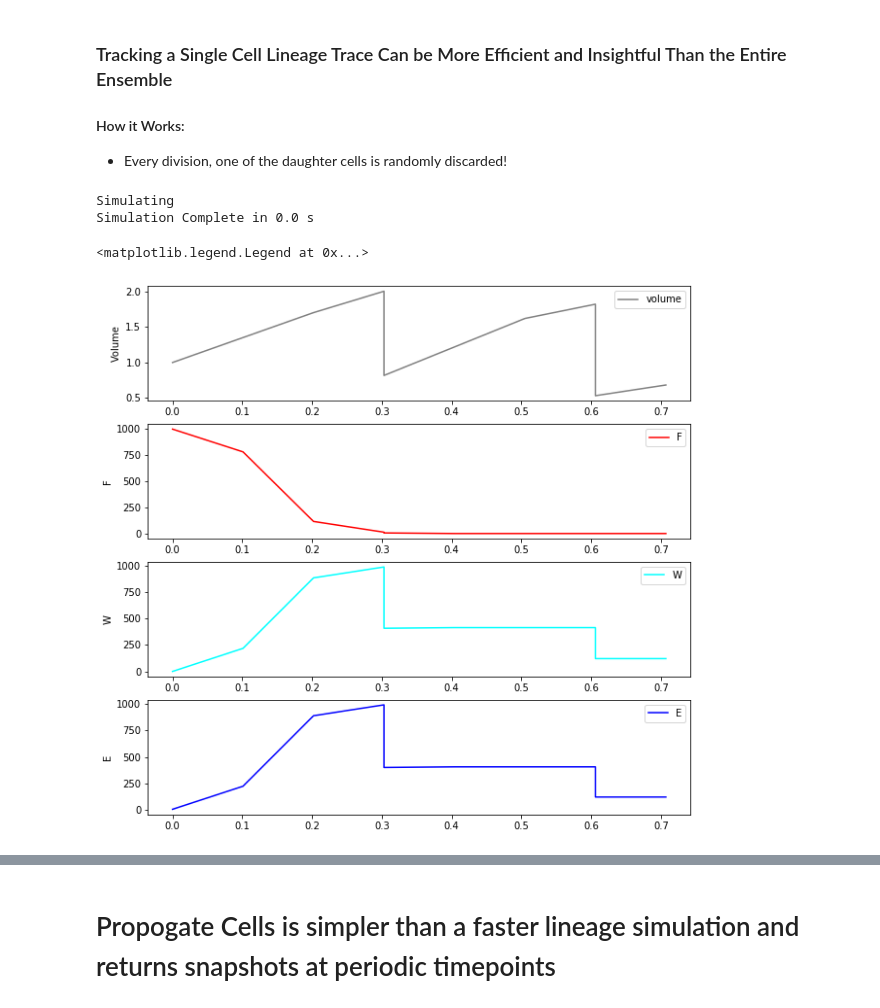
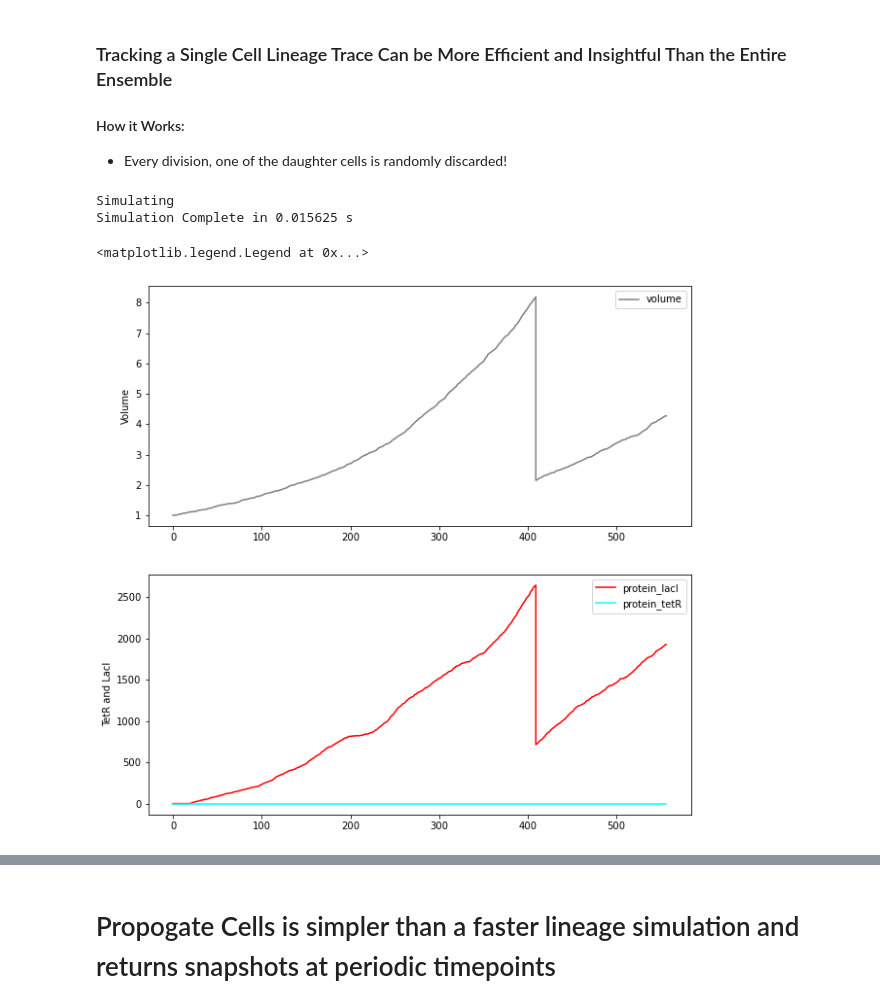
Before and after one commit to biocircuits/bioscrape, a Jupyter notebook: lineage examples/Lineage Examples.ipynb, the cells around one changed output, grey strips where cells are left out. Cells and saved outputs as stored; diff of their text form; code cells hidden in the pictures.

```diff
--- a/lineage examples/Lineage Examples.ipynb
+++ b/lineage examples/Lineage Examples.ipynb
@@ -348,32 +301,25 @@ Mcell1.create_death_event("death", {}, "hillpositive", {"k":kdeath, "s1":"W", "n
 * Every division, one of the daughter cells is randomly discarded!
 # %%
 from bioscrape.lineage import py_SingleCellLineage
-timepoints = np.linspace(0, 10, 100)
+timepoints = np.arange(0, 4000, 1.0)
 print("Simulating")
 ts = process_time()
-result_df = py_SingleCellLineage(timepoints = timepoints, Model = Mcell1)
+result_df = py_SingleCellLineage(timepoints = timepoints, Model = Mtoggle_events, safe = True)
 te = process_time()
 print("Simulation Complete in", te-ts, "s")
 
 plt.figure(figsize = (10, 10))
-plt.subplot(411)
+plt.subplot(211)
 plt.ylabel("Volume")
 plt.plot(result_df["time"], result_df["volume"], label = "volume", color = "gray")
 plt.legend()
-plt.subplot(412)
-plt.ylabel("F")
-plt.plot(result_df["time"], result_df["F"], label = "F", color = "red")
+plt.subplot(212)
+plt.ylabel("TetR and LacI")
+plt.plot(result_df["time"], result_df["protein_lacI"], label = "protein_lacI", color = "red")
+plt.plot(result_df["time"], result_df["protein_tetR"], label = "protein_tetR", color = "cyan")
 plt.legend()
-plt.subplot(413)
-plt.ylabel("W")
-plt.plot(result_df["time"], result_df["W"], label = "W", color = "cyan")
-plt.legend()
-plt.subplot(414)
-plt.ylabel("E")
-plt.plot(result_df["time"], result_df["E"], label = "E", color = "blue")
-plt.legend()
 # %% [output]
 Simulating
-Simulation Complete in 0.0 s
+Simulation Complete in 0.015625 s
 <matplotlib.legend.Legend at 0x...>
-[figure, old version]
+[figure, new version]
```
Also changed, not shown: parts of 17 cells of this notebook, 32 other files.
